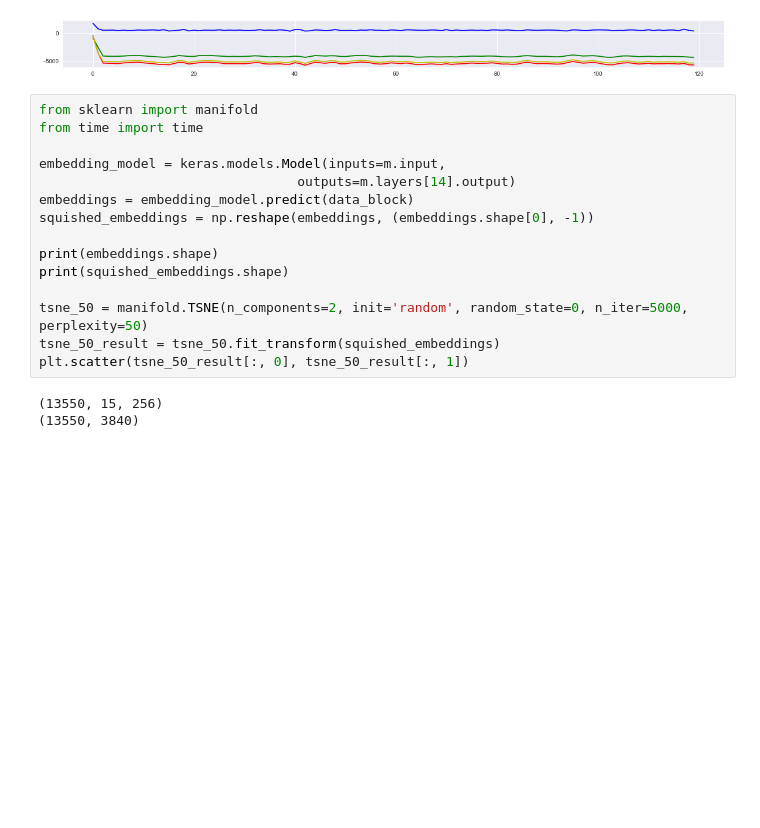
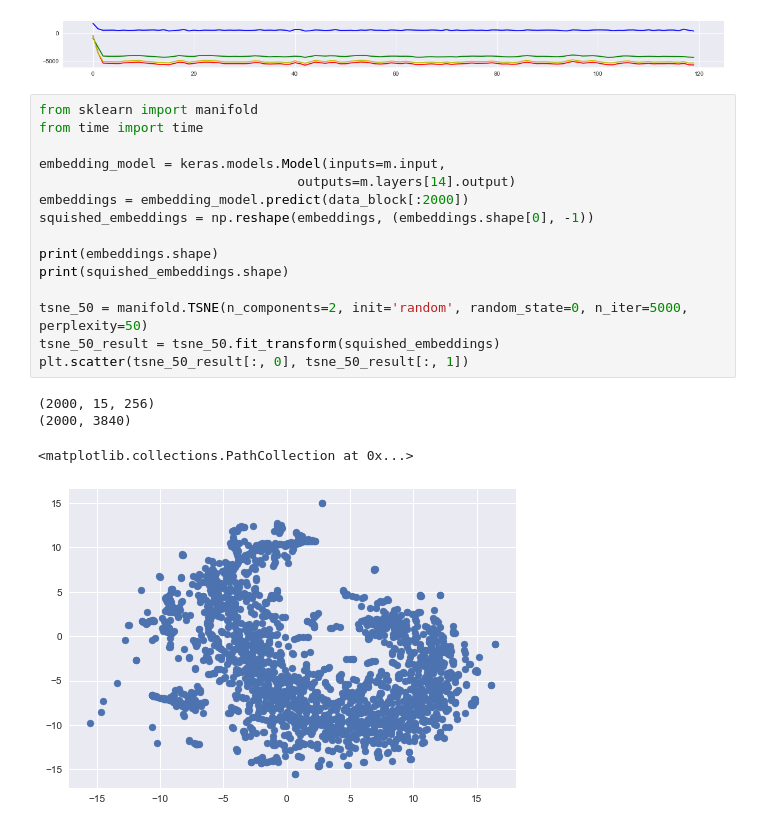
Before and after one commit to ays0110/bean, a Jupyter notebook: TSNE Scratch.ipynb, the cells around one changed output. Cells and saved outputs as stored; diff of their text form; blank space fills up the shorter version.

```diff
--- a/TSNE Scratch.ipynb
+++ b/TSNE Scratch.ipynb
@@ -139,18 +145,20 @@ Tensor("conv1d_2/add:0", shape=(?, 120, 64), dtype=float32)
 # %%
 from sklearn import manifold
 from time import time
 
 embedding_model = keras.models.Model(inputs=m.input,
                                  outputs=m.layers[14].output)
-embeddings = embedding_model.predict(data_block)
+embeddings = embedding_model.predict(data_block[:2000])
 squished_embeddings = np.reshape(embeddings, (embeddings.shape[0], -1))
 
 print(embeddings.shape)
 print(squished_embeddings.shape)
 
 tsne_50 = manifold.TSNE(n_components=2, init='random', random_state=0, n_iter=5000, perplexity=50)
 tsne_50_result = tsne_50.fit_transform(squished_embeddings)
 plt.scatter(tsne_50_result[:, 0], tsne_50_result[:, 1])
 # %% [output]
-(13550, 15, 256)
-(13550, 3840)
+(2000, 15, 256)
+(2000, 3840)
+<matplotlib.collections.PathCollection at 0x...>
+[figure, added]
```
Also changed, not shown: parts of 17 cells of this notebook.
